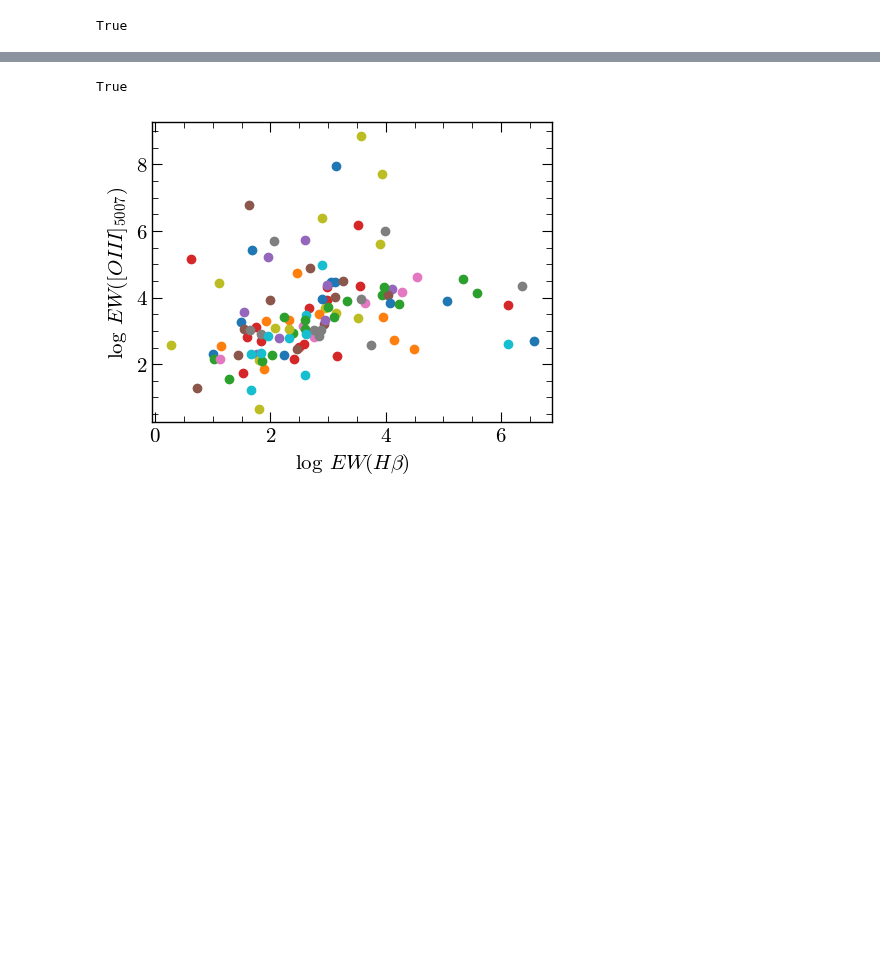
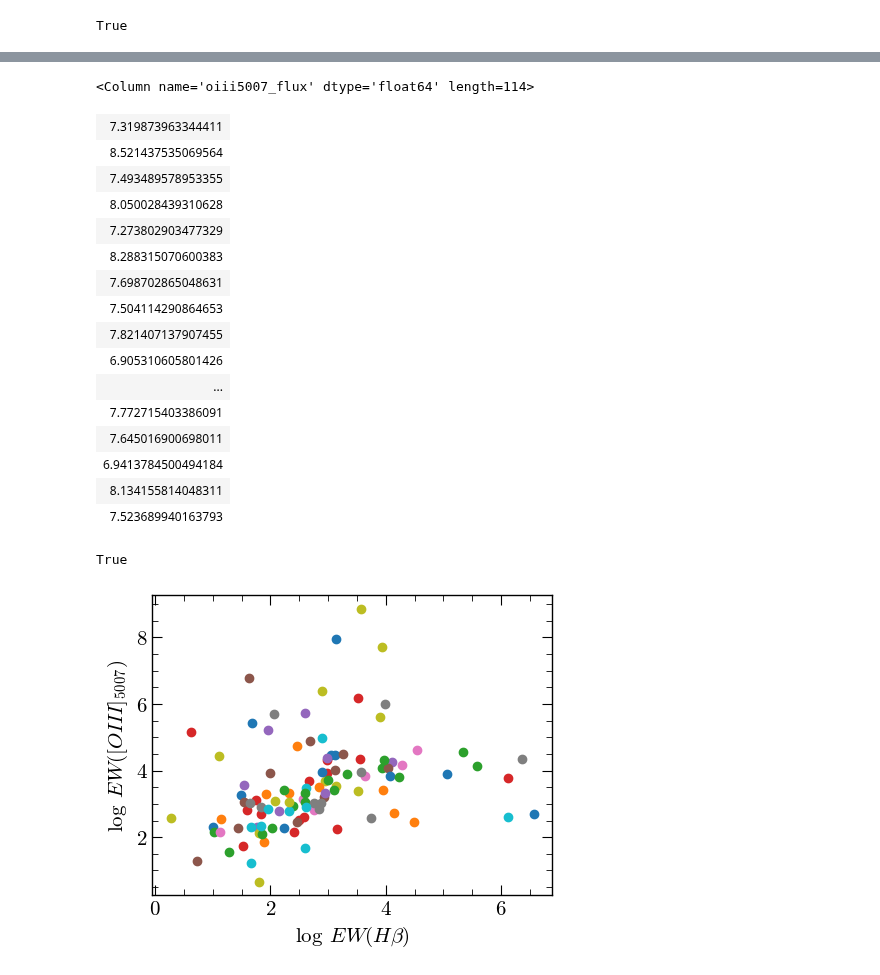
Before and after one commit to 0hardytom/eelgs, a Jupyter notebook: notebooks/week5-6/result_plotter.ipynb, the cells around one changed output, grey strips where cells are left out. Cells and saved outputs as stored; diff of their text form; code cells hidden in the pictures; blank space fills up the shorter version.

```diff
--- a/notebooks/week5-6/testnotes.ipynb
+++ b/notebooks/week5-6/result_plotter.ipynb
@@ -153,3 +167,23 @@ ValueError: array must not contain infs or NaNs
+# %%
+yvals[mask]
+# %% [output]
+<Column name='oiii5007_flux' dtype='float64' length=114>
+| 7.319873963344411 |
+| 8.521437535069564 |
+| 7.493489578953355 |
+| 8.050028439310628 |
+| 7.273802903477329 |
+| 8.288315070600383 |
+| 7.698702865048631 |
+| 7.504114290864653 |
+| 7.821407137907455 |
+| 6.905310605801426 |
+| ... |
+| 7.772715403386091 |
+| 7.645016900698011 |
+| 6.9413784500494184 |
+| 8.134155814048311 |
+| 7.523689940163793 |
 # %%
 fig, ax = pf.create_plot()
 
```
Also changed, not shown: parts of 3 cells of this notebook, 1 other file.
